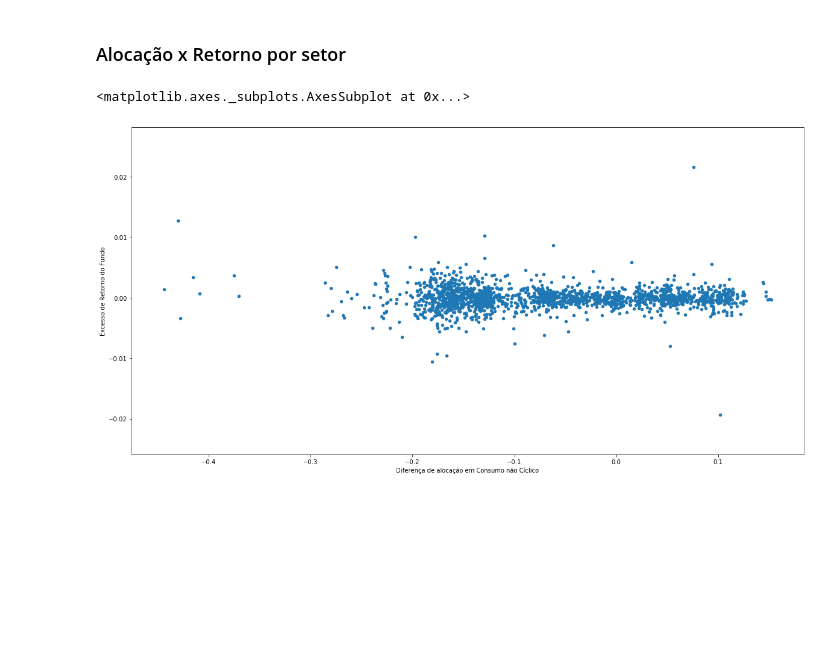
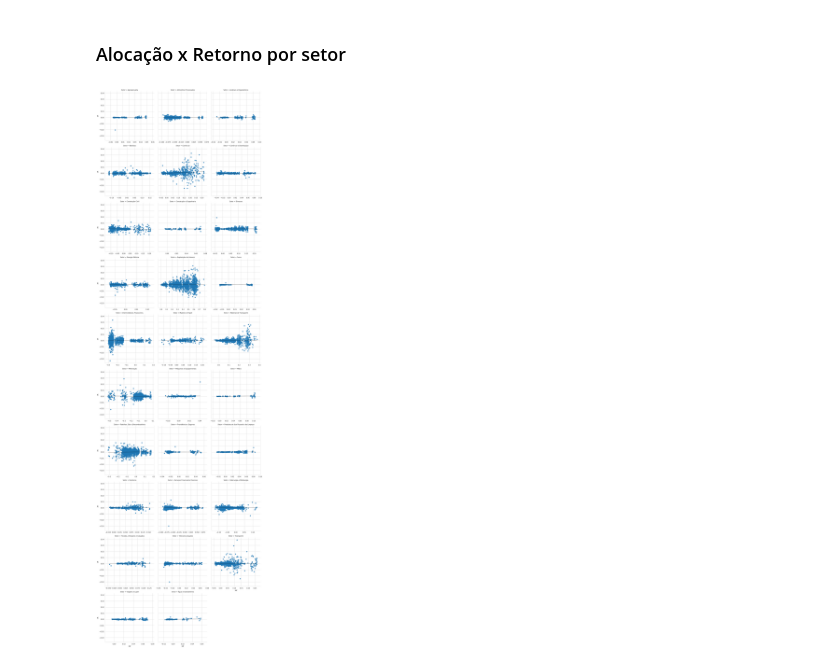
Before and after one commit to PablocFonseca/kalman_portfolio, a Jupyter notebook: 0 - Resultados .ipynb, the cells around one changed output. Cells and saved outputs as stored; diff of their text form; code cells hidden in the pictures; blank space fills up the shorter version.

```diff
--- a/0 - Resultados .ipynb
+++ b/0 - Resultados .ipynb
@@ -116,13 +134,14 @@ alocacao_ibov_setorial = pesos_ibov.groupby(lambda c: classes_acoes.get(c[:4],'O
 
 excesso_retorno_setorial = rf_setoriais - ri_setoriais
 excesso_alocacao_setorial = (alocacao_fundo_setorial - alocacao_ibov_setorial).dropna(how='all')
-# %%
-i = 2
-pd.concat([excesso_retorno_setorial.iloc[:,i], excesso_alocacao_setorial.iloc[:,i]],
-          keys=['Excesso de Retorno do Fundo','Diferença de alocação em {}'.format(excesso_retorno_setorial.columns[i])],
-          axis=1).plot.scatter(1,0, figsize=(20,10))
-# %% [output]
-<matplotlib.axes._subplots.AxesSubplot at 0x...>
-[figure, removed]
+# %%
+data = pd.concat([excesso_retorno_setorial.stack(), excesso_alocacao_setorial.stack()], axis=1, keys=['xR', 'xW'])
+data.index = data.index.set_names(['Data','Setor'])
+
+g = sns.lmplot(data=data.reset_index(), x='xW', y='xR', col='Setor', col_wrap=3, ci=None, truncate=True,
+               sharex=False, sharey='col',
+           line_kws={'ls':'--', 'lw':1, 'color':'k'}, scatter_kws={'marker':'x'})
+# %% [output]
+[figure, added]
 # %%
 fig, ax = plt.subplots(1, figsize=(20,10))
```
Also changed, not shown: parts of 27 cells of this notebook, 3 other files.
